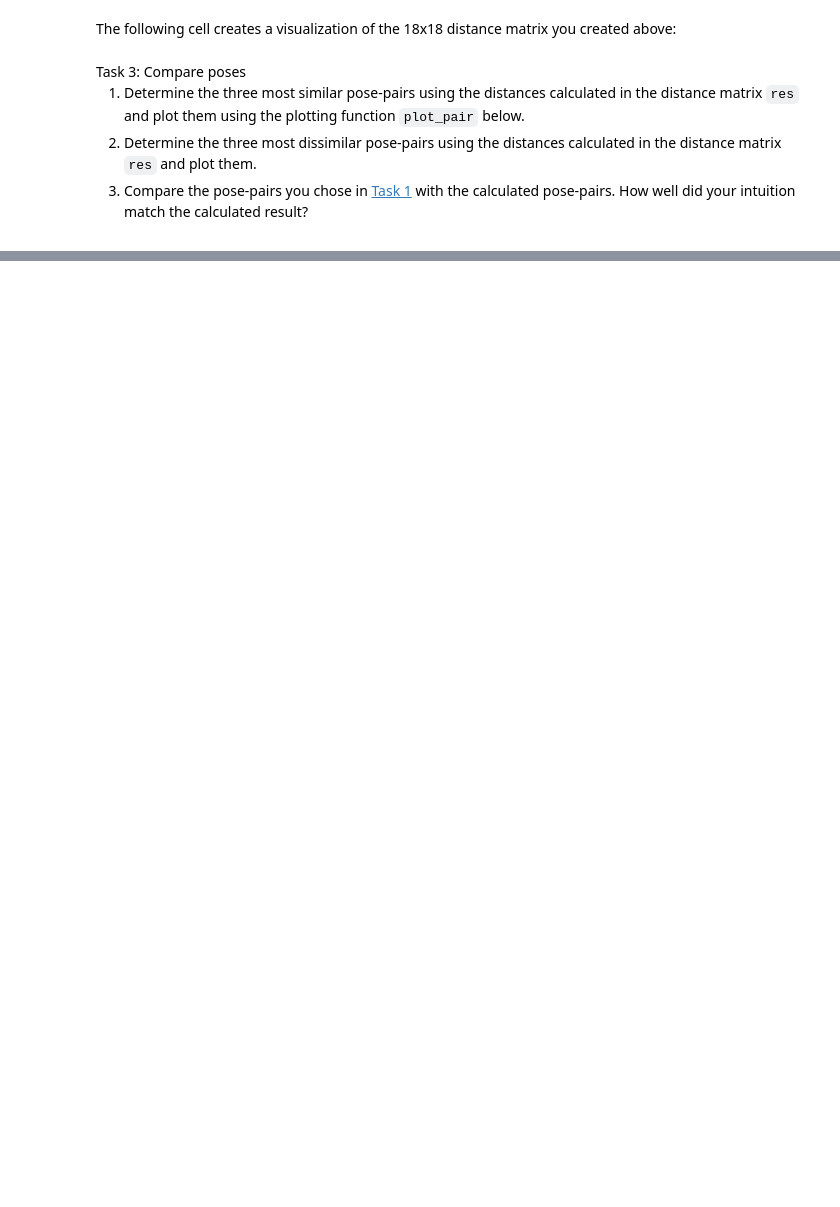
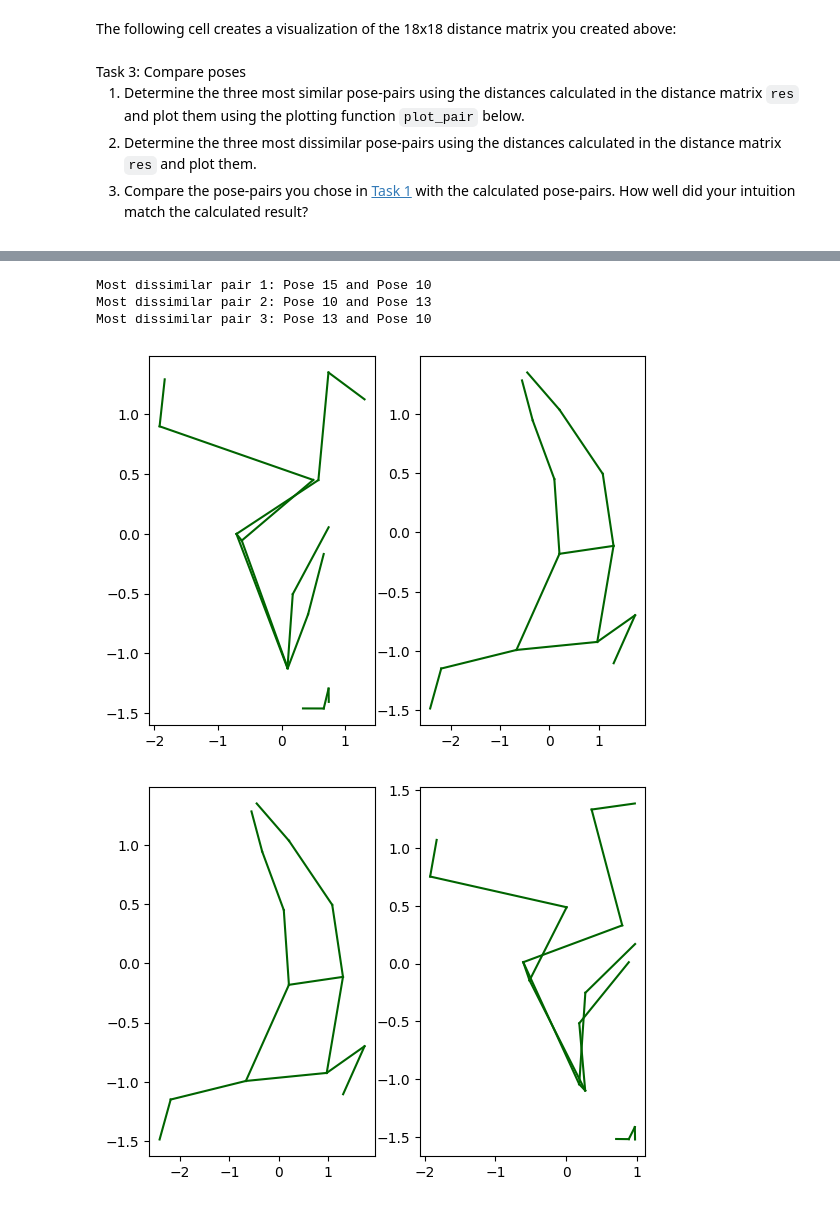
Before and after one commit to Kether180/MachineLearning_2024, a Jupyter notebook: 02-material/W02/02-poses.ipynb, the cells around one changed output, grey strips where cells are left out. Drawn from its saved outputs; the diff is of its cells as text; code cells hidden in the pictures; blank space fills up the shorter version.

```diff
--- a/02-material/W02/02-poses.ipynb
+++ b/02-material/W02/02-poses.ipynb
@@ -172,0 +245,14 @@ sns.heatmap(res, annot=True, mask=t)
+# %%
+# Find the largest values for the most dissimilar pairs
+dissimilar_indices = np.unravel_index(np.argsort(res, axis=None)[-3:], res.shape)
+
+# Plot the three most dissimilar pose pairs
+for i in range(3):
+    print(f"Most dissimilar pair {i+1}: Pose {dissimilar_indices[0][i]} and Pose {dissimilar_indices[1][i]}")
+    plot_pair(dissimilar_indices[0][i], dissimilar_indices[1][i])
+# %% [output]
+Most dissimilar pair 1: Pose 15 and Pose 10
+Most dissimilar pair 2: Pose 10 and Pose 13
+Most dissimilar pair 3: Pose 13 and Pose 10
+[figure, added]
+[figure, added]
```
Also changed, not shown: parts of 7 cells of this notebook, 1 other file.
